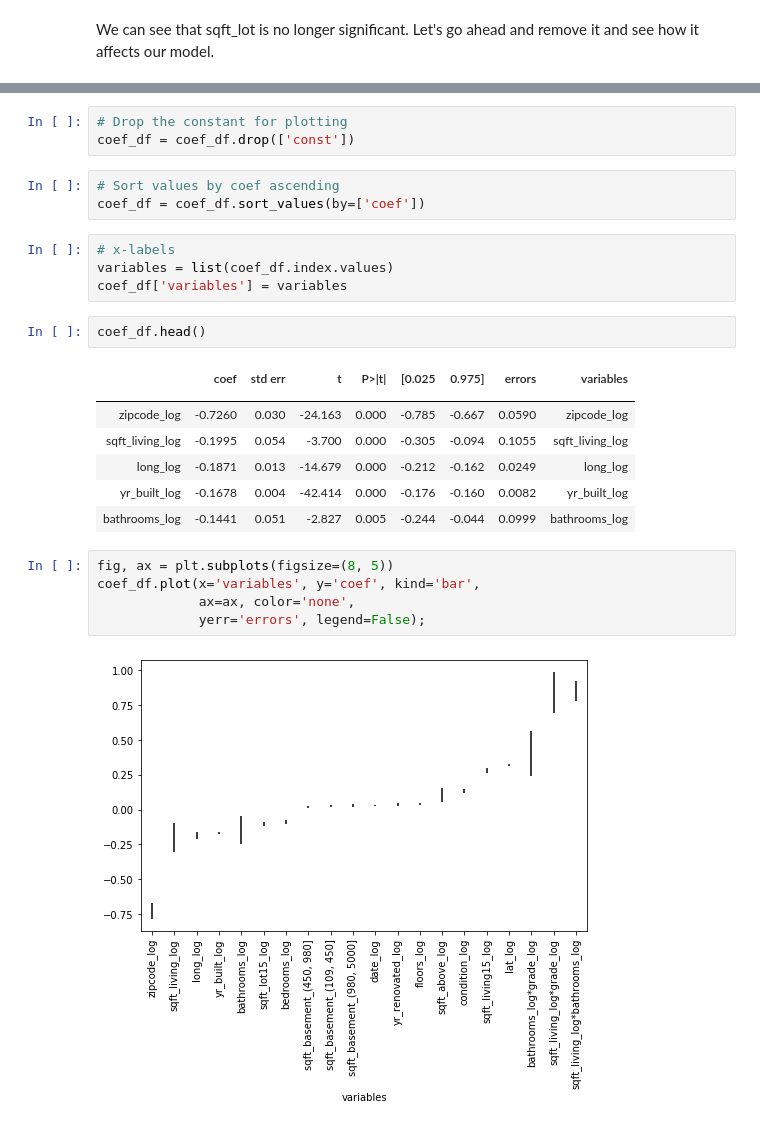
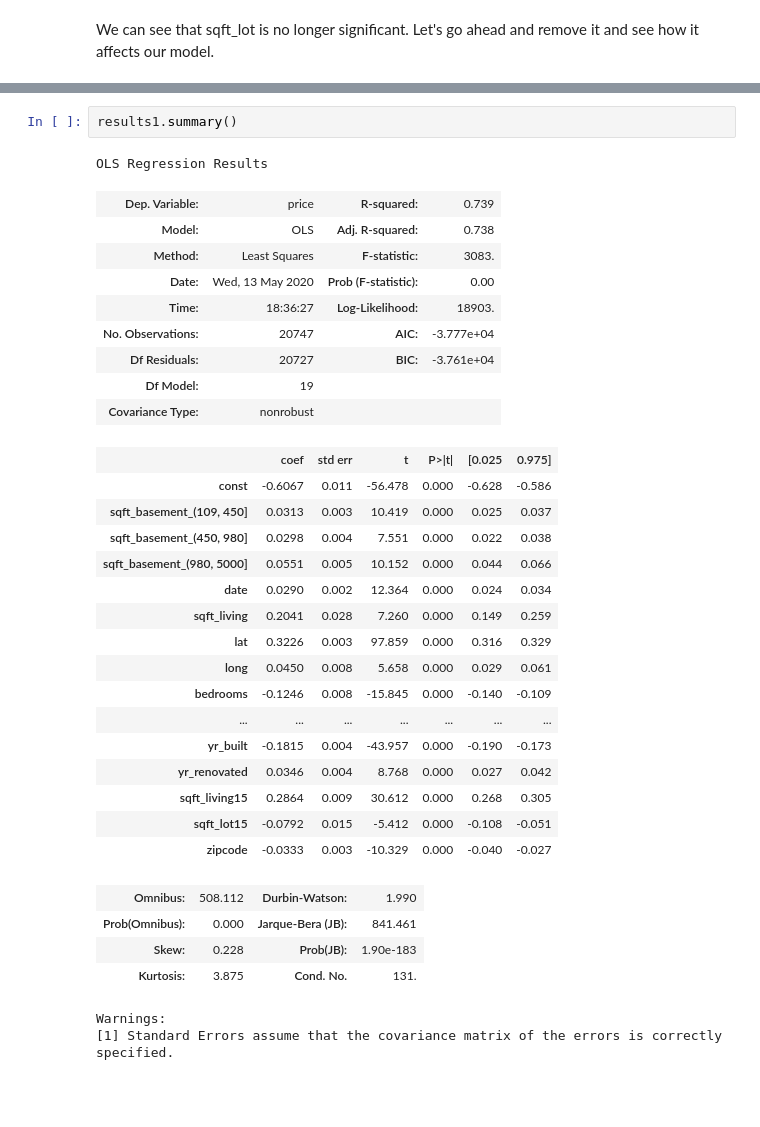
Before and after one commit to JessicaFB/Flipping-Houses-Strategy, a Jupyter notebook: student.ipynb, the cells around one changed output, grey strips where cells are left out. Drawn from its saved outputs; the diff is of its cells as text; blank space fills up the shorter version.

```diff
--- a/student.ipynb
+++ b/student.ipynb
@@ -632,27 +596,35 @@ coef_df['errors'] = errors
-# %%
-# Drop the constant for plotting
-coef_df = coef_df.drop(['const'])
-# %%
-# Sort values by coef ascending
-coef_df = coef_df.sort_values(by=['coef'])
-# %%
-# x-labels
-variables = list(coef_df.index.values)
-coef_df['variables'] = variables
-# %%
-coef_df.head()
-# %% [output]
-|  | coef | std err | t | P>|t| | [0.025 | 0.975] | errors | variables |
-|  |  |  |  |  |  |  |  |  |
-| zipcode_log | -0.7260 | 0.030 | -24.163 | 0.000 | -0.785 | -0.667 | 0.0590 | zipcode_log |
-| sqft_living_log | -0.1995 | 0.054 | -3.700 | 0.000 | -0.305 | -0.094 | 0.1055 | sqft_living_log |
-| long_log | -0.1871 | 0.013 | -14.679 | 0.000 | -0.212 | -0.162 | 0.0249 | long_log |
-| yr_built_log | -0.1678 | 0.004 | -42.414 | 0.000 | -0.176 | -0.160 | 0.0082 | yr_built_log |
-| bathrooms_log | -0.1441 | 0.051 | -2.827 | 0.005 | -0.244 | -0.044 | 0.0999 | bathrooms_log |
-# %%
-fig, ax = plt.subplots(figsize=(8, 5))
-coef_df.plot(x='variables', y='coef', kind='bar',
-             ax=ax, color='none',
-             yerr='errors', legend=False);
-# %% [output]
-[figure, removed]
+# %%
+results1.summary()
+# %% [output]
+OLS Regression Results
+| Dep. Variable: | price | R-squared: | 0.739 |
+| Model: | OLS | Adj. R-squared: | 0.738 |
+| Method: | Least Squares | F-statistic: | 3083. |
+| Date: | Wed, 13 May 2020 | Prob (F-statistic): | 0.00 |
+| Time: | 18:36:27 | Log-Likelihood: | 18903. |
+| No. Observations: | 20747 | AIC: | -3.777e+04 |
+| Df Residuals: | 20727 | BIC: | -3.761e+04 |
+| Df Model: | 19 |  |  |
+| Covariance Type: | nonrobust |  |  |
+|  | coef | std err | t | P>|t| | [0.025 | 0.975] |
+| const | -0.6067 | 0.011 | -56.478 | 0.000 | -0.628 | -0.586 |
+| sqft_basement_(109, 450] | 0.0313 | 0.003 | 10.419 | 0.000 | 0.025 | 0.037 |
+| sqft_basement_(450, 980] | 0.0298 | 0.004 | 7.551 | 0.000 | 0.022 | 0.038 |
+| sqft_basement_(980, 5000] | 0.0551 | 0.005 | 10.152 | 0.000 | 0.044 | 0.066 |
+| date | 0.0290 | 0.002 | 12.364 | 0.000 | 0.024 | 0.034 |
+| sqft_living | 0.2041 | 0.028 | 7.260 | 0.000 | 0.149 | 0.259 |
+| lat | 0.3226 | 0.003 | 97.859 | 0.000 | 0.316 | 0.329 |
+| long | 0.0450 | 0.008 | 5.658 | 0.000 | 0.029 | 0.061 |
+| bedrooms | -0.1246 | 0.008 | -15.845 | 0.000 | -0.140 | -0.109 |
+| ... | ... | ... | ... | ... | ... | ... |
+| yr_built | -0.1815 | 0.004 | -43.957 | 0.000 | -0.190 | -0.173 |
+| yr_renovated | 0.0346 | 0.004 | 8.768 | 0.000 | 0.027 | 0.042 |
+| sqft_living15 | 0.2864 | 0.009 | 30.612 | 0.000 | 0.268 | 0.305 |
+| sqft_lot15 | -0.0792 | 0.015 | -5.412 | 0.000 | -0.108 | -0.051 |
+| zipcode | -0.0333 | 0.003 | -10.329 | 0.000 | -0.040 | -0.027 |
+| Omnibus: | 508.112 | Durbin-Watson: | 1.990 |
+| Prob(Omnibus): | 0.000 | Jarque-Bera (JB): | 841.461 |
+| Skew: | 0.228 | Prob(JB): | 1.90e-183 |
+| Kurtosis: | 3.875 | Cond. No. | 131. |
+Warnings:
+[1] Standard Errors assume that the covariance matrix of the errors is correctly specified.
```
Also changed, not shown: parts of 31 cells of this notebook.
